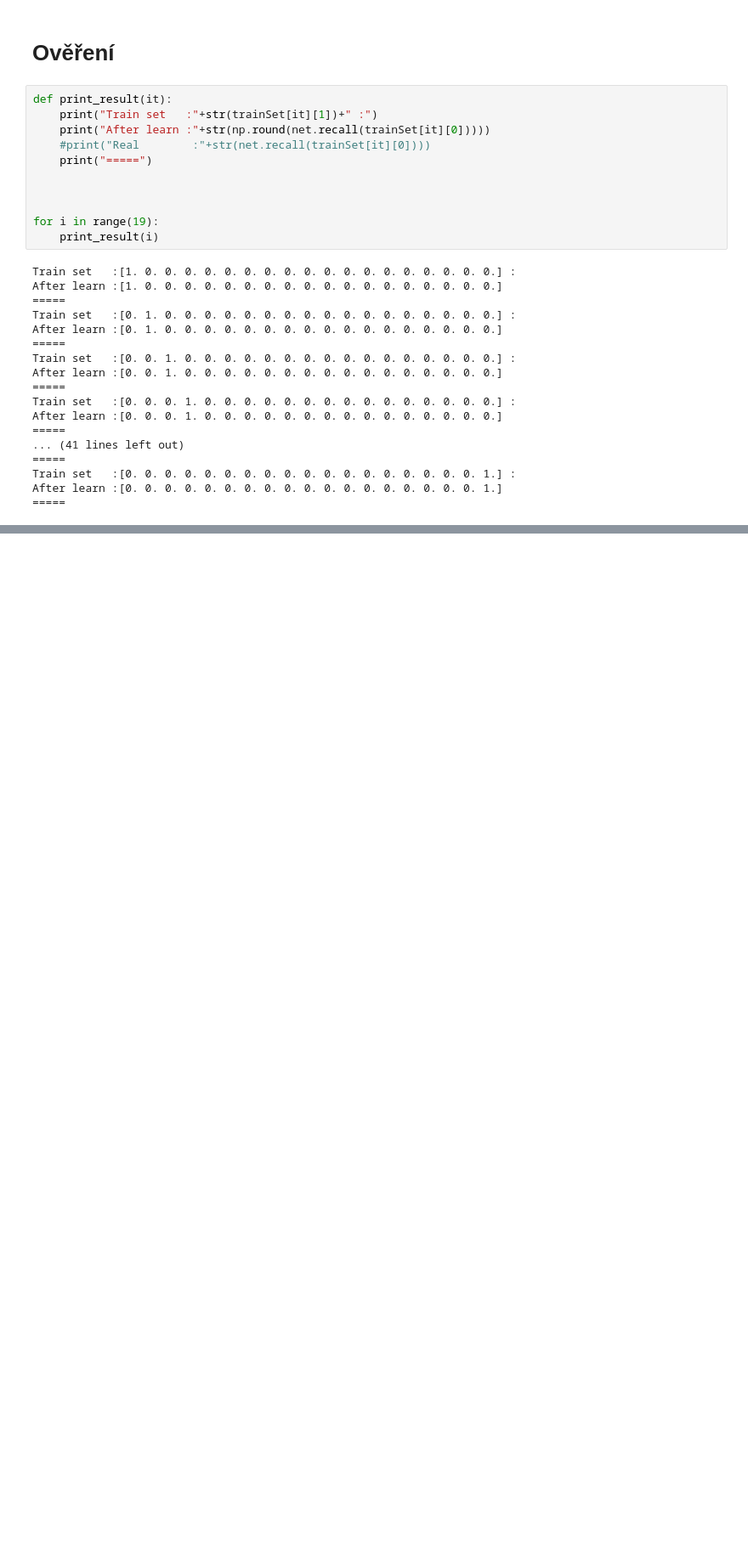
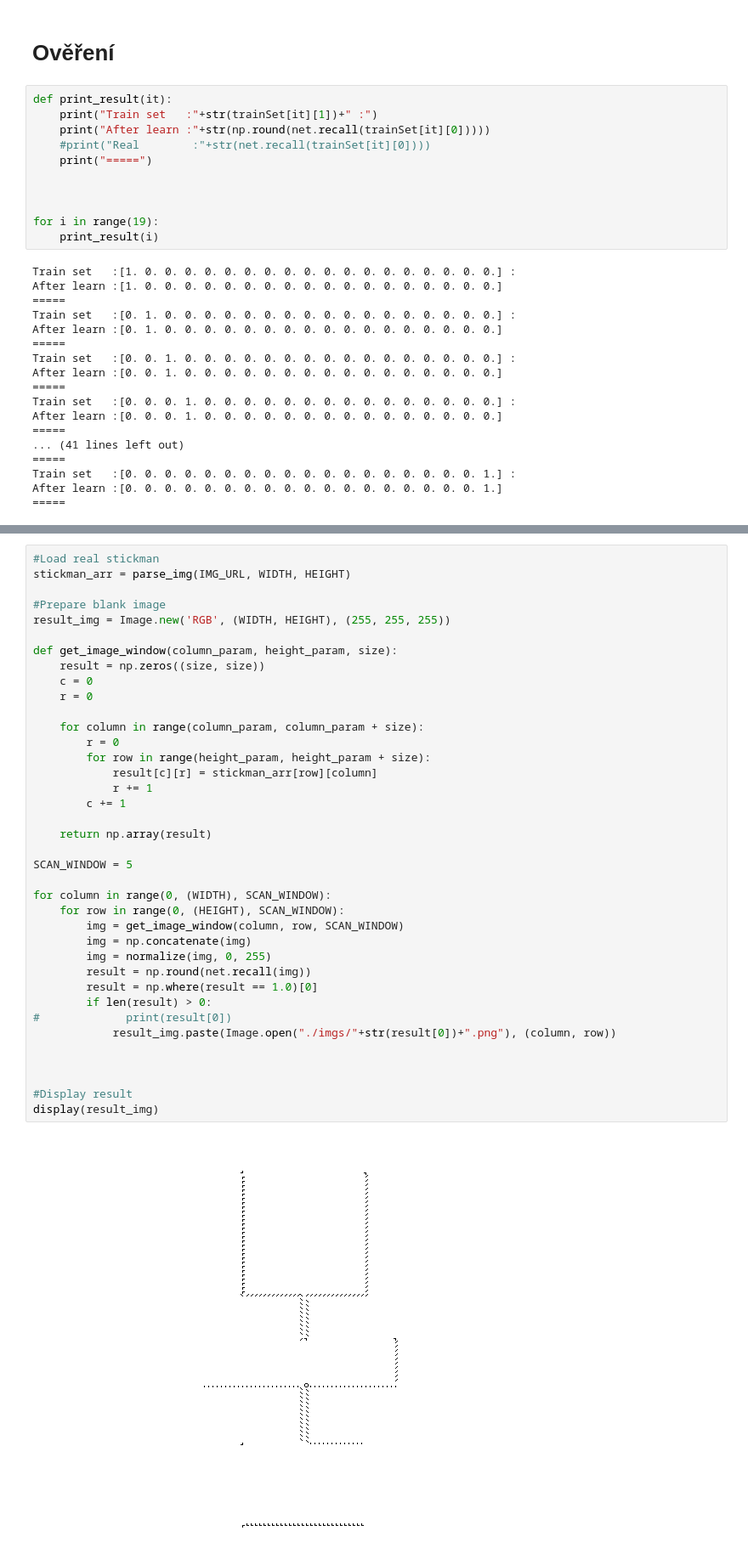
Before and after one commit to dhs-mag/Seminar-vypocetni-inteligence, a Jupyter notebook: Main.ipynb, the cells around one changed output, grey strips where cells are left out. Shown at 85% size. Drawn from its saved outputs; the diff is of its cells as text; blank space fills up the shorter version.

```diff
--- a/Main.ipynb
+++ b/Main.ipynb
@@ -297,0 +311,40 @@ After learn :[0. 0. 0. 0. 0. 0. 0. 0. 0. 0. 0. 0. 0. 0. 0. 0. 0. 0. 1.]
+# %%
+#Load real stickman
+stickman_arr = parse_img(IMG_URL, WIDTH, HEIGHT)
+
+#Prepare blank image
+result_img = Image.new('RGB', (WIDTH, HEIGHT), (255, 255, 255))
+
+def get_image_window(column_param, height_param, size):
+    result = np.zeros((size, size))
+    c = 0
+    r = 0
+
+    for column in range(column_param, column_param + size):
+        r = 0
+        for row in range(height_param, height_param + size):
+            result[c][r] = stickman_arr[row][column]
+            r += 1
+        c += 1
+
+    return np.array(result)
+
+SCAN_WINDOW = 5
+
+for column in range(0, (WIDTH), SCAN_WINDOW):
+    for row in range(0, (HEIGHT), SCAN_WINDOW):
+        img = get_image_window(column, row, SCAN_WINDOW)
+        img = np.concatenate(img)
+        img = normalize(img, 0, 255)
+        result = np.round(net.recall(img))
+        result = np.where(result == 1.0)[0]
+        if len(result) > 0:
+#             print(result[0])
+            result_img.paste(Image.open("./imgs/"+str(result[0])+".png"), (column, row))
+
+
+
+#Display result
+display(result_img)
+# %% [output]
+[figure, added]
```
Also changed, not shown: parts of 6 cells of this notebook.
